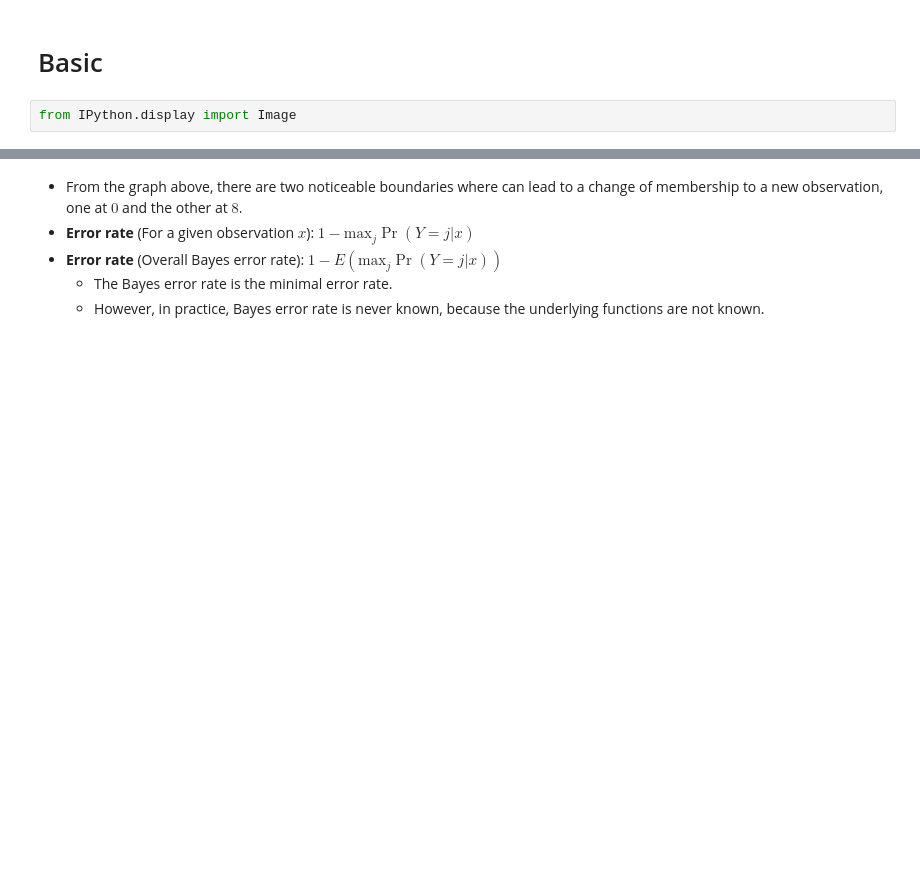
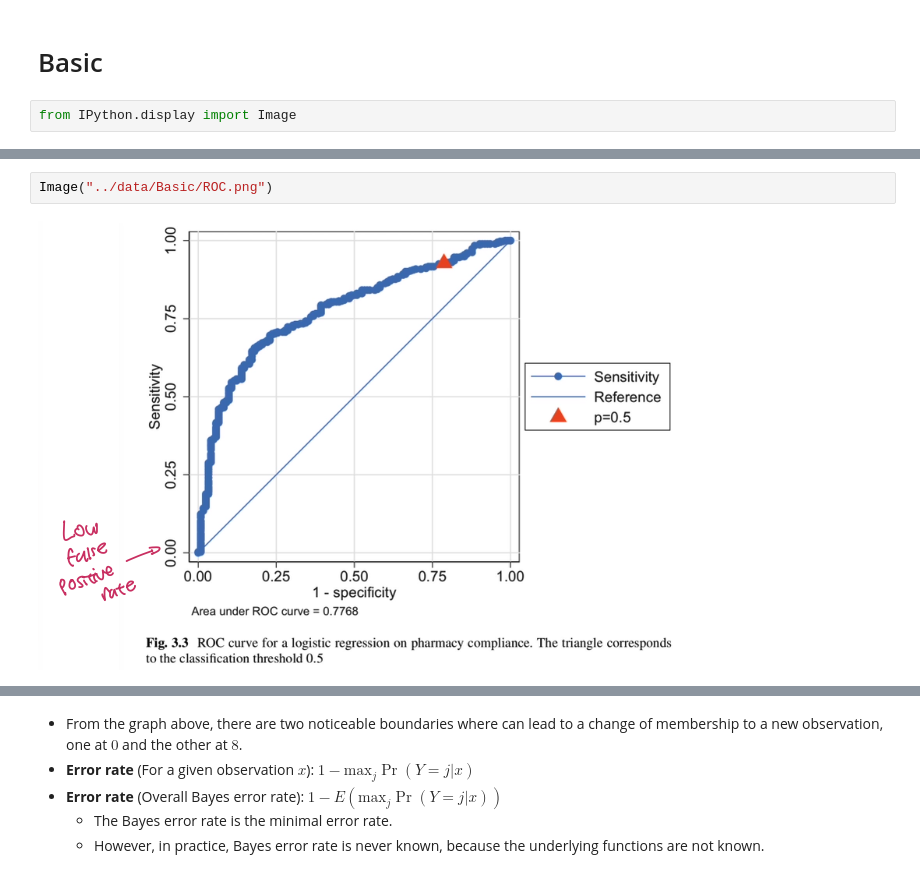
Before and after one commit to jlee2843/DS-Book, a Jupyter notebook: notes/Basic.ipynb, the cells around one changed output, grey strips where cells are left out. Drawn from its saved outputs; the diff is of its cells as text; blank space fills up the shorter version.

```diff
--- a/Basic.ipynb
+++ b/notes/Basic.ipynb
@@ -15,0 +58,4 @@ Image("data/Basic/MSE-breakdown.png")
+# %%
+Image("../data/Basic/ROC.png")
+# %% [output]
+[figure, added]
```
Also changed, not shown: parts of 13 cells of this notebook, 4 other files.
